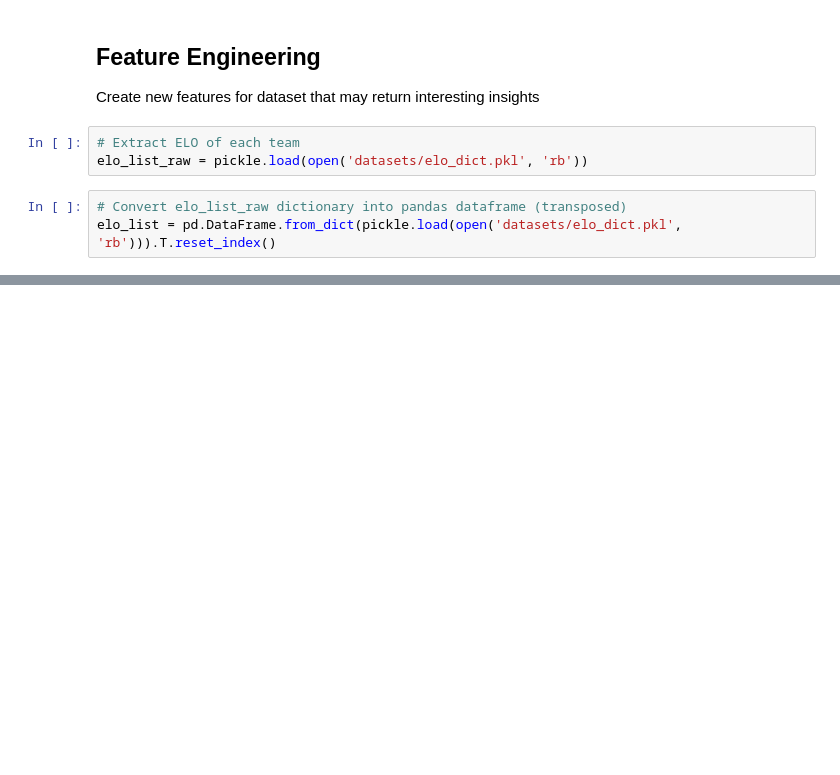
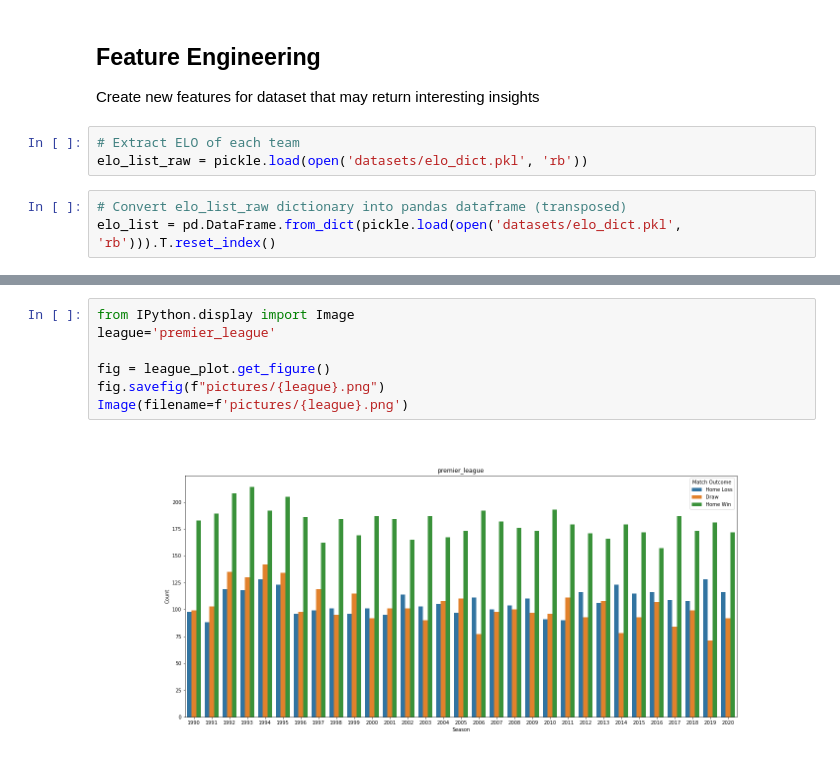
Before and after one commit to armanh3k/Football-Outcome-Predictions, a Jupyter notebook: feature_engineering.ipynb, the cells around one changed output, grey strips where cells are left out. Drawn from its saved outputs; the diff is of its cells as text; blank space fills up the shorter version.

```diff
--- a/feature_engineering.ipynb
+++ b/feature_engineering.ipynb
@@ -782,0 +844,9 @@ sns.countplot(x='Season', data=full_results_table, hue='Label')
+# %%
+from IPython.display import Image
+league='premier_league'
+
+fig = league_plot.get_figure()
+fig.savefig(f"pictures/{league}.png")
+Image(filename=f'pictures/{league}.png')
+# %% [output]
+[figure, added]
```
Also changed, not shown: parts of 9 cells of this notebook, 3 other files.
